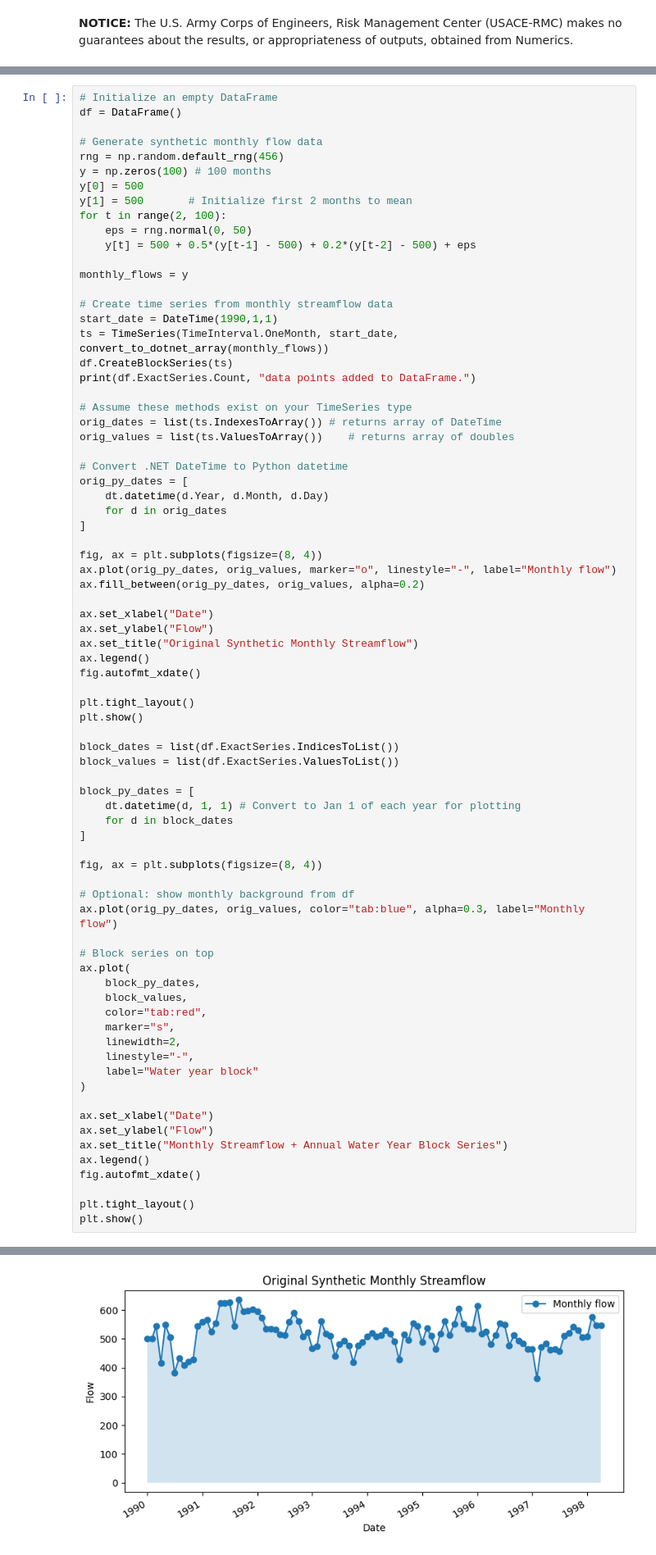
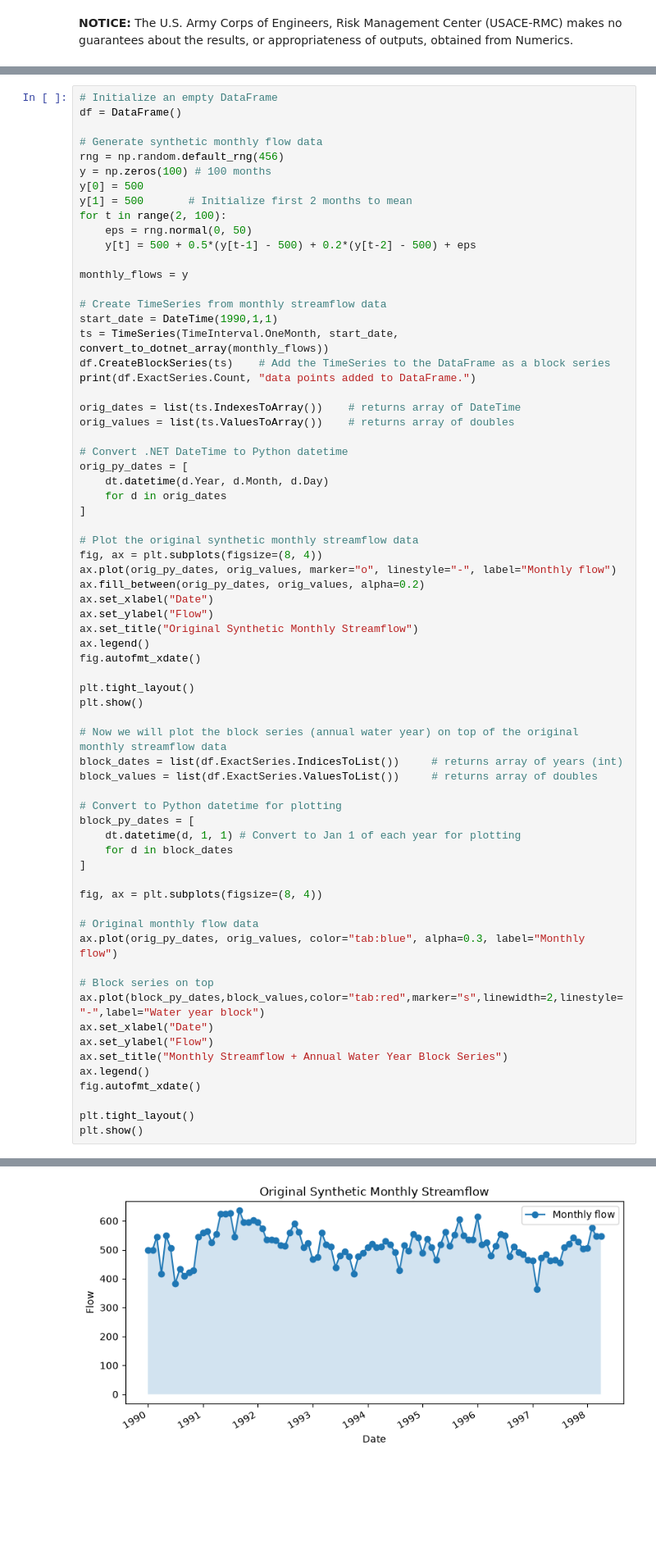
Before and after one commit to USACE-RMC/BestFit-Python-Examples, a Jupyter notebook: notebooks/03_time_series_forecasting.ipynb, the cells around one changed output, grey strips where cells are left out. Shown at 82% size. Drawn from its saved outputs; the diff is of its cells as text; blank space fills up the shorter version.

```diff
--- a/notebooks/03_time_series_forecasting.ipynb
+++ b/notebooks/03_time_series_forecasting.ipynb
@@ -83,14 +82,13 @@ for t in range(2, 100):
 
 monthly_flows = y
 
-# Create time series from monthly streamflow data
+# Create TimeSeries from monthly streamflow data
 start_date = DateTime(1990,1,1)
 ts = TimeSeries(TimeInterval.OneMonth, start_date, convert_to_dotnet_array(monthly_flows))
-df.CreateBlockSeries(ts)
+df.CreateBlockSeries(ts)    # Add the TimeSeries to the DataFrame as a block series
 print(df.ExactSeries.Count, "data points added to DataFrame.")
 
-# Assume these methods exist on your TimeSeries type
-orig_dates = list(ts.IndexesToArray()) # returns array of DateTime
+orig_dates = list(ts.IndexesToArray())    # returns array of DateTime
 orig_values = list(ts.ValuesToArray())    # returns array of doubles
 
 # Convert .NET DateTime to Python datetime
@@ -99,51 +97,44 @@ orig_py_dates = [
     for d in orig_dates
 ]
 
+# Plot the original synthetic monthly streamflow data
 fig, ax = plt.subplots(figsize=(8, 4))
 ax.plot(orig_py_dates, orig_values, marker="o", linestyle="-", label="Monthly flow")
 ax.fill_between(orig_py_dates, orig_values, alpha=0.2)
-
 ax.set_xlabel("Date")
 ax.set_ylabel("Flow")
 ax.set_title("Original Synthetic Monthly Streamflow")
 ax.legend()
 fig.autofmt_xdate()
 
 plt.tight_layout()
 plt.show()
 
-block_dates = list(df.ExactSeries.IndicesToList())
-block_values = list(df.ExactSeries.ValuesToList())
+# Now we will plot the block series (annual water year) on top of the original monthly streamflow data
+block_dates = list(df.ExactSeries.IndicesToList())     # returns array of years (int)
+block_values = list(df.ExactSeries.ValuesToList())     # returns array of doubles
 
+# Convert to Python datetime for plotting
 block_py_dates = [
     dt.datetime(d, 1, 1) # Convert to Jan 1 of each year for plotting
     for d in block_dates
 ]
 
 fig, ax = plt.subplots(figsize=(8, 4))
 
-# Optional: show monthly background from df
+# Original monthly flow data
 ax.plot(orig_py_dates, orig_values, color="tab:blue", alpha=0.3, label="Monthly flow")
 
 # Block series on top
-ax.plot(
-    block_py_dates,
-    block_values,
-    color="tab:red",
-    marker="s",
-    linewidth=2,
-    linestyle="-",
-    label="Water year block"
-)
-
+ax.plot(block_py_dates,block_values,color="tab:red",marker="s",linewidth=2,linestyle="-",label="Water year block")
 ax.set_xlabel("Date")
 ax.set_ylabel("Flow")
 ax.set_title("Monthly Streamflow + Annual Water Year Block Series")
 ax.legend()
 fig.autofmt_xdate()
 
 plt.tight_layout()
 plt.show()
 # %% [output]
 9 data points added to DataFrame.
-[figure, old version]
+[figure, new version]
```
Also changed, not shown: parts of 37 cells of this notebook, 5 other files.
